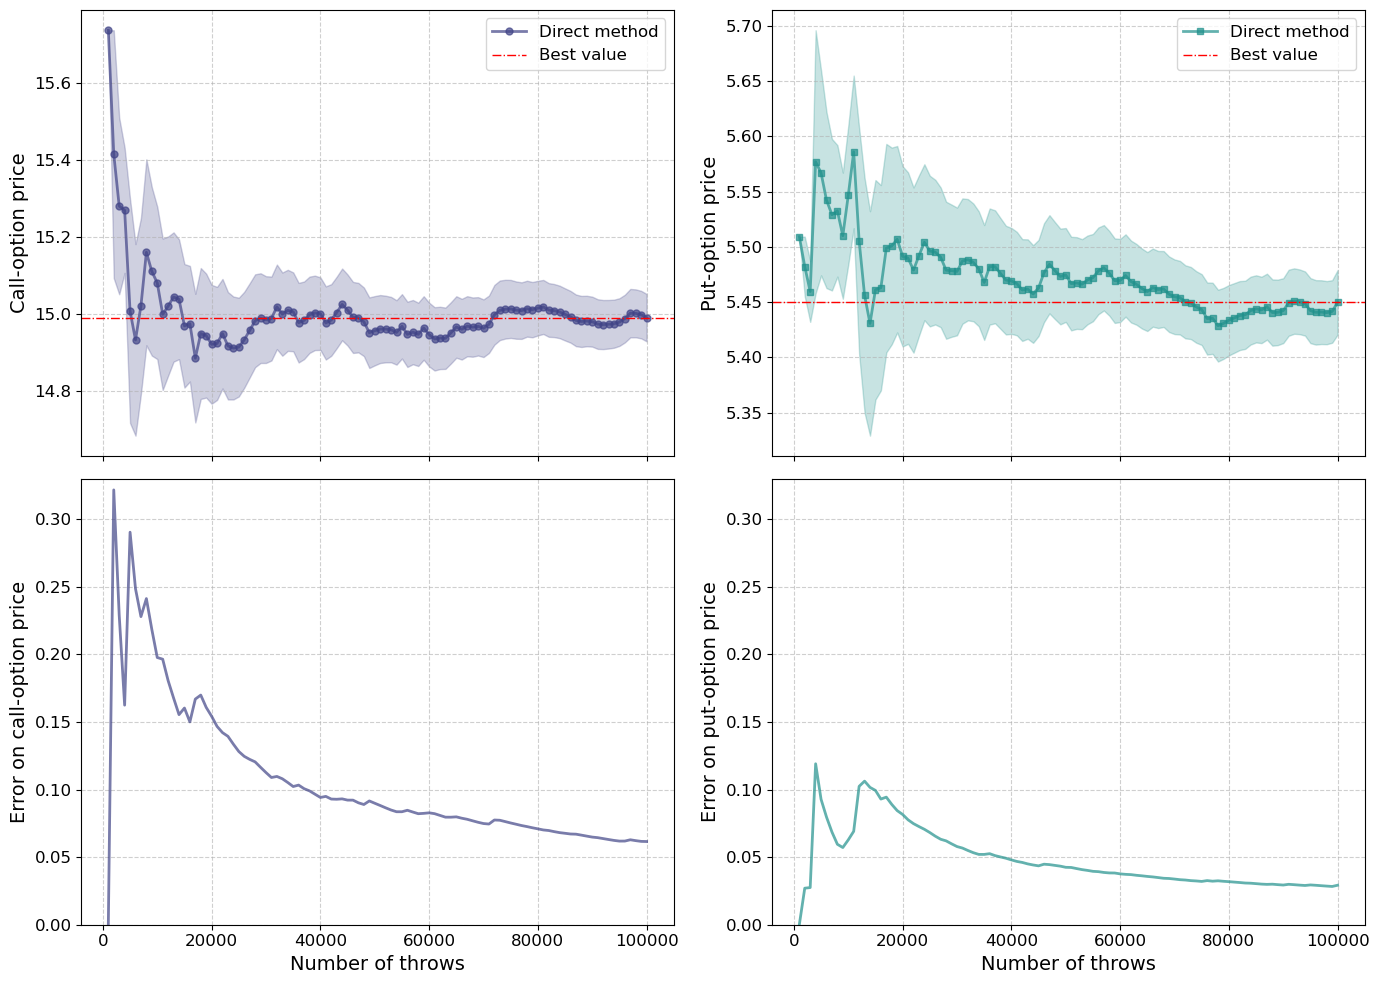
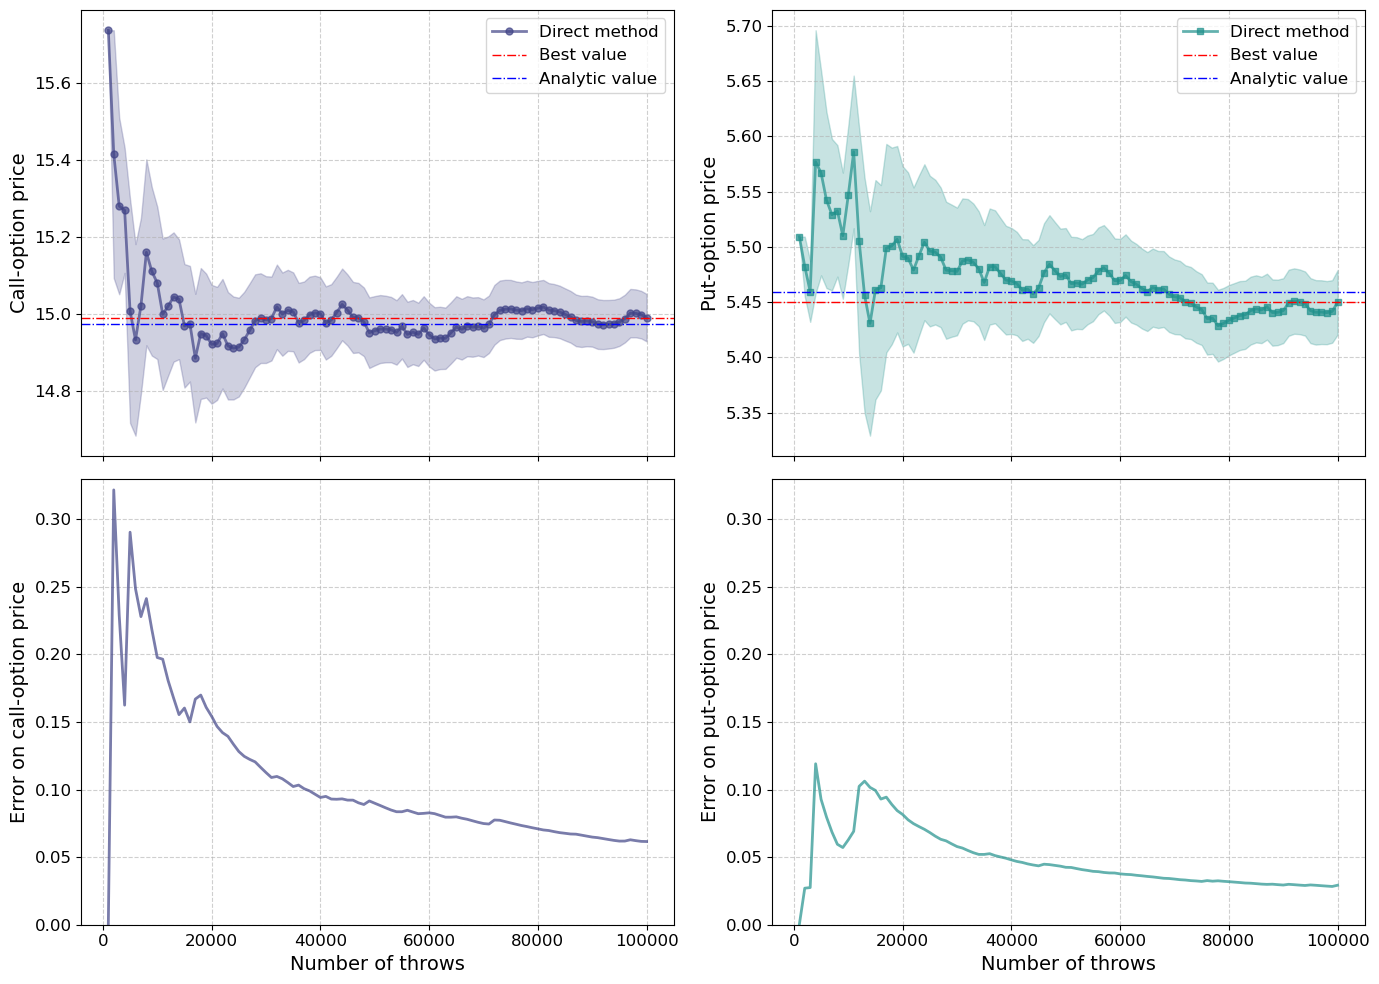
Unified diff of the notebook cell whose output changed from the first chart to the second:
--- before
+++ after
@@ -19,4 +19,5 @@
 axes[0, 0].set_ylabel('Call-option price')
 axes[0, 0].axhline(y=y1[99], color=ref_color, linestyle='-.', linewidth=1, label='Best value')
+axes[0, 0].axhline(y=call, color='b', linestyle='-.', linewidth=1, label='Analytic value')
 axes[0, 0].legend()
 axes[0, 0].grid(True, linestyle='--', alpha=0.6)
@@ -28,4 +29,5 @@
 axes[0, 1].set_ylabel('Put-option price')
 axes[0, 1].axhline(y=y2[99], color=ref_color, linestyle='-.', linewidth=1, label='Best value')
+axes[0, 1].axhline(y=put, color='b', linestyle='-.', linewidth=1, label='Analytic value')
 axes[0, 1].legend()
 axes[0, 1].tick_params(axis='x', labelbottom=False)

Commit: Add files via upload